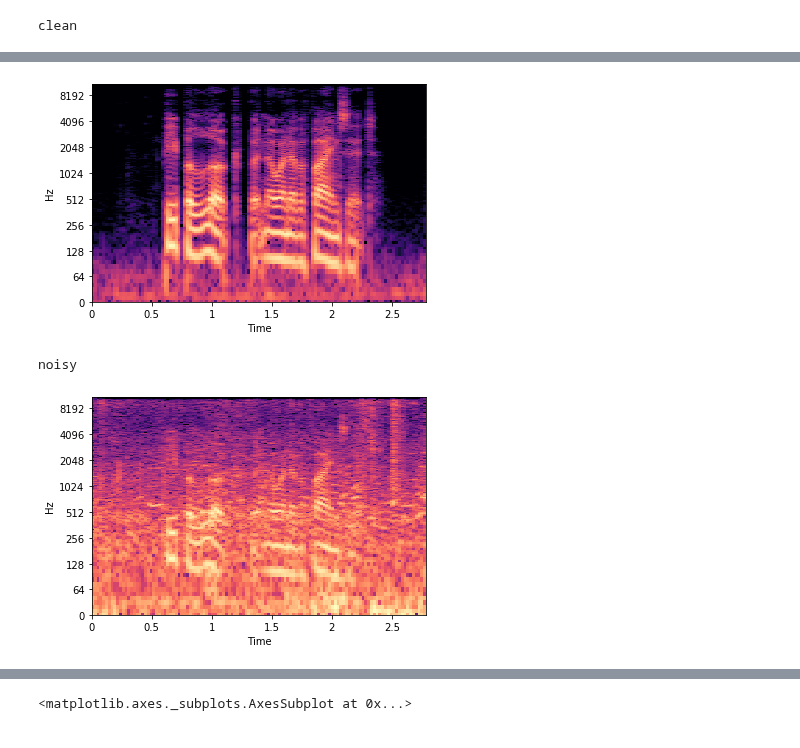
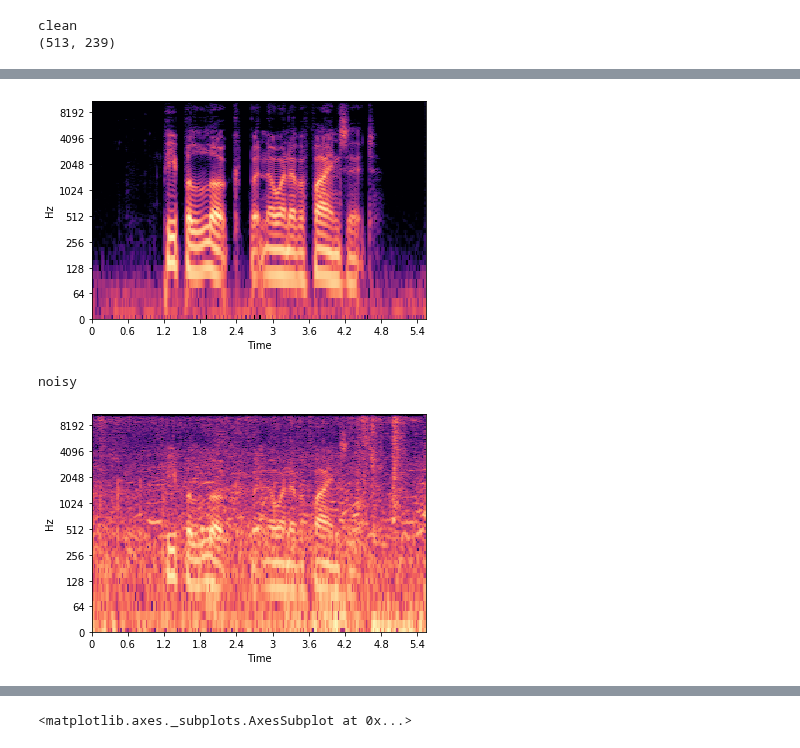
Before and after one commit to dweih/AudioCleaning, a Jupyter notebook: Basic Tests.ipynb, the cells around one changed output, grey strips where cells are left out. Saved outputs shown, nothing was run; the diff lists cells and outputs as text; code cells hidden in the pictures.

```diff
--- a/Basic Tests.ipynb
+++ b/Basic Tests.ipynb
@@ -20,14 +20,20 @@ from IPython.display import Audio, display
 # %%
 def draw(fname, path):
     wav, rate = librosa.core.load("Assets\\DataShareArchive\\Test\\" + path + "\\" + fname)
-    fft = librosa.stft(wav)
+    fft = librosa.stft(wav, hop_length=256, n_fft=1024)
     print (path)
     librosa.display.specshow(librosa.amplitude_to_db(np.abs(fft), ref=np.max), y_axis='log', x_axis='time')
-    Audio(wav, rate=rate)
     return fft
 # %%
 wav, rate = librosa.core.load("Assets\\DataShareArchive\\Test\\clean\\p232_010.wav")
 
 c_f = draw("p232_010.wav", "clean")
+
+print(c_f.shape)
+
+rewav = librosa.istft(c_f, hop_length=256)
+
+Audio(rewav, rate=rate)
 # %% [output]
 clean
+(513, 239)
@@ -34,6 +41,6 @@ clean
-[figure, old version]
+[figure, new version]
 # %%
 n_f = draw("p232_010.wav", "noisy")
 # %% [output]
 noisy
-[figure, old version]
+[figure, new version]
```
Also changed, not shown: parts of 8 cells of this notebook, 2 other files.
